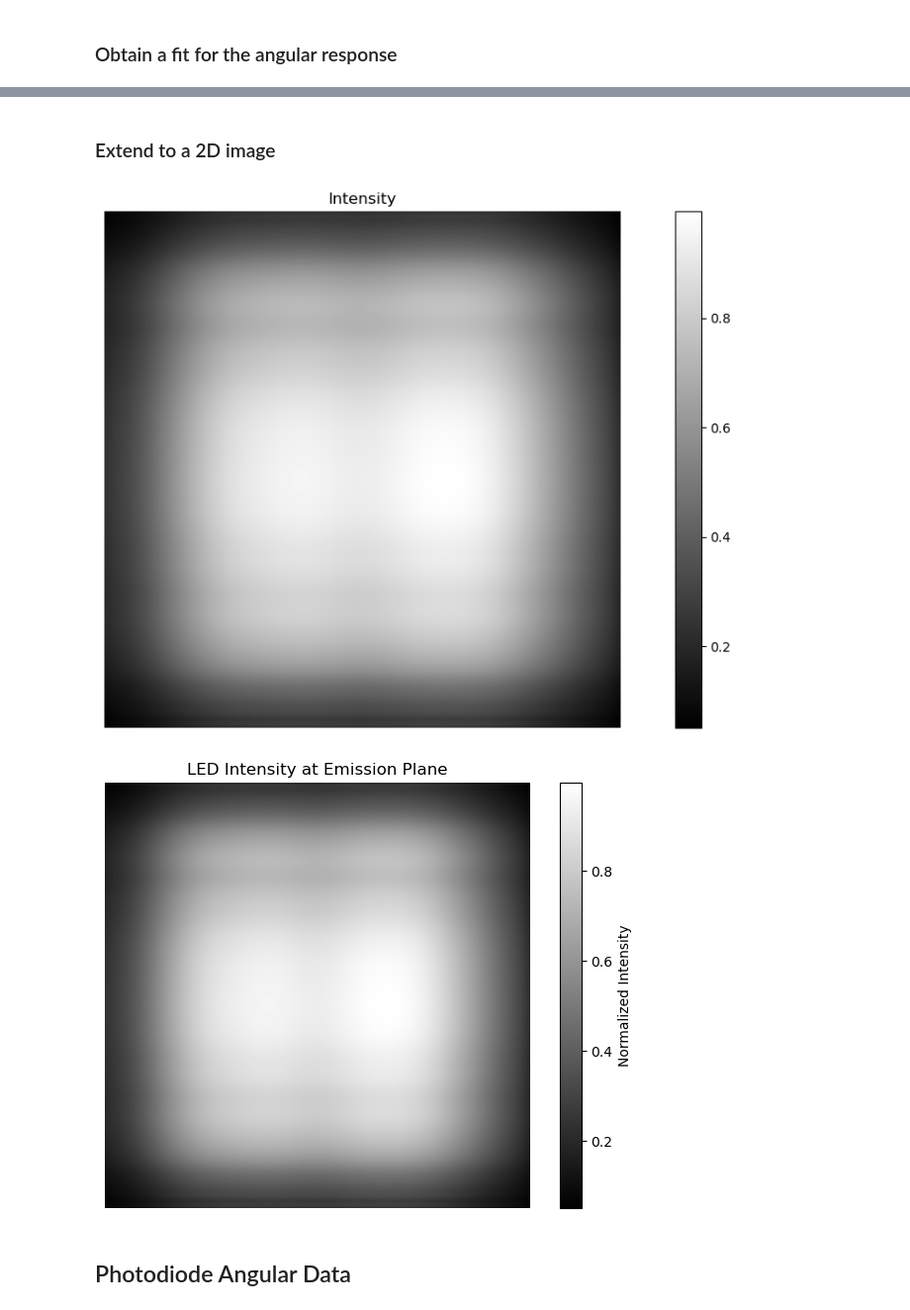
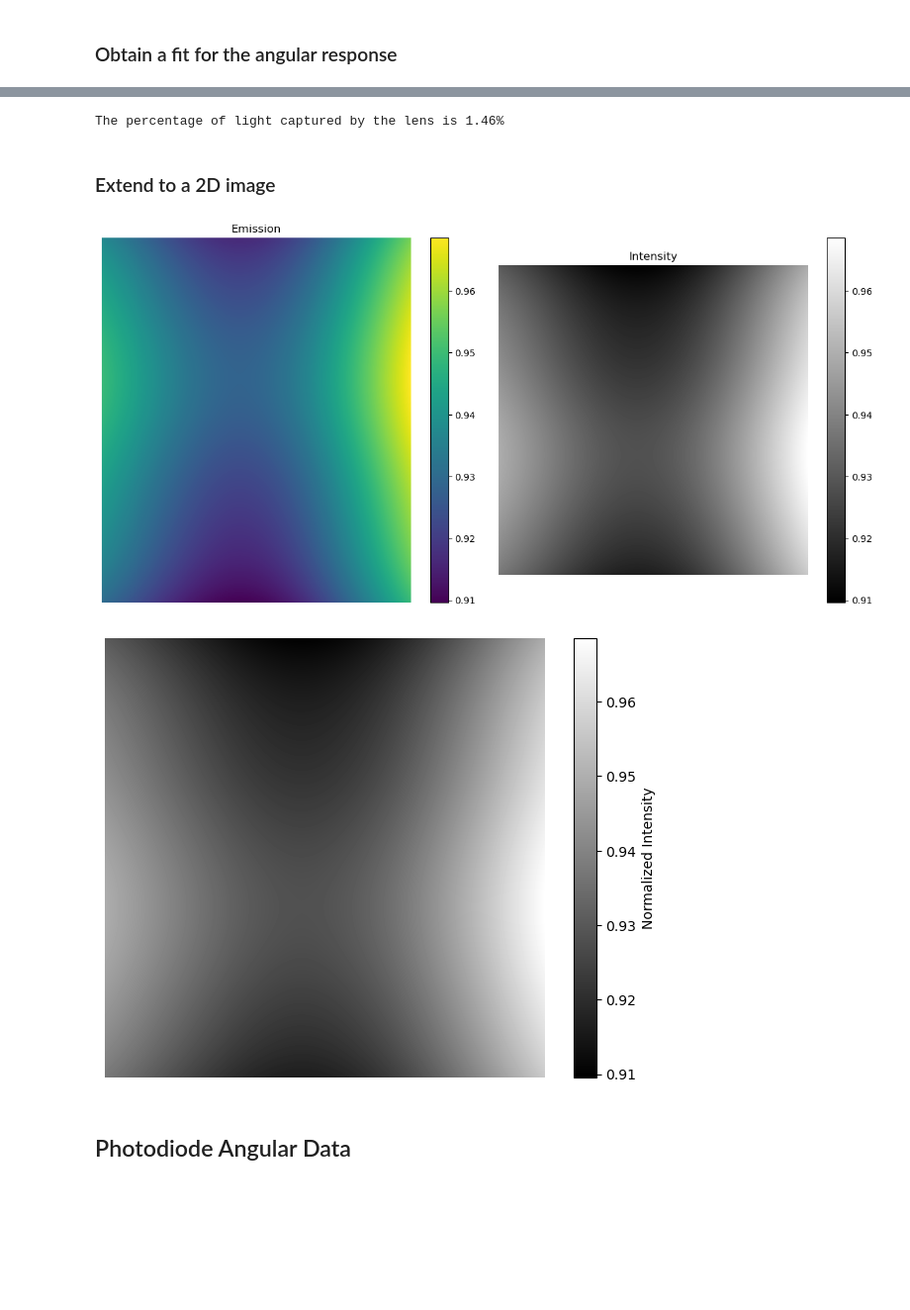
Before and after one commit to sainikhileshmurtyk/OENN-Analysis, a Jupyter notebook: Power and Response/2023-11-16 Power Analysis.ipynb, the cells around one changed output, grey strips where cells are left out. Shown at 99% size. Cells and saved outputs as stored; diff of their text form; code cells hidden in the pictures; blank space fills up the shorter version.

```diff
--- a/Power and Response/2023-11-16 Power Analysis.ipynb
+++ b/Power and Response/2023-11-16 Power Analysis.ipynb
@@ -192,0 +218,7 @@ plt.savefig("out/Power/directional_polar_plot.pdf", transparent=True)
+# %%
+lens_diameter = 40 # mm
+lens_radius = lens_diameter/2
+lens_focal_length = 100 # mm
+
+max_angle_captured = 2 * np.degrees(np.arctan((lens_radius/(2*lens_focal_length))))
+print('The maximum solid angle captured by the lens is {:.2f} degrees'.format(max_angle_captured))
@@ -194,32 +265,38 @@ plt.savefig("out/Power/directional_polar_plot.pdf", transparent=True)
 ### Obtain a fit for the angular response
 # %%
 # Fit a polynomial to the data
-degree_x = 20 # choose the degree of the polynomial
-coeffs_x = np.polyfit(df_angular_x['Angle'], df_angular_x['Intensity'], degree_x)
+degree_x = 20 # choose the degree of the polynomial (arbitrarily large to capture the trend without overfitting)
+
+coeffs_x = np.polyfit(df_angular_x['Rot Angle'], df_angular_x['Intensity'], degree_x)
 
 # Generate x values for the fitted curve
-x_fit_x = np.linspace(min(df_angular_x['Angle']), max(df_angular_x['Angle']), 1000)
+x_fit_x = np.linspace(min(df_angular_x['Rot Angle']), max(df_angular_x['Rot Angle']), 1000)
 
 # Evaluate the fitted curve at the x values
 y_fit_x = np.polyval(coeffs_x, x_fit_x)
 
-degree_y = 50 # choose the degree of the polynomial
-coeffs_y = np.polyfit(df_angular_y['Angle'], df_angular_y['Intensity'], degree_y)
+degree_y = 20 # choose the degree of the polynomial
+coeffs_y = np.polyfit(df_angular_y['Rot Angle'], df_angular_y['Intensity'], degree_y)
 
 # Generate x values for the fitted curve
-x_fit_y = np.linspace(min(df_angular_y['Angle']), max(df_angular_y['Angle']), 1000)
+x_fit_y = np.linspace(min(df_angular_y['Rot Angle']), max(df_angular_y['Rot Angle']), 1000)
 
 # Evaluate the fitted curve at the x values
 y_fit_y = np.polyval(coeffs_y, x_fit_y)
 
 # Plot the original data and the fitted curve
-plt.figure(figsize=(10, 8))
-# plt.plot(df_angular_x['Angle'], df_angular_x['Intensity'], 'o', label='Original Data')
-# plt.plot(x_fit_x, y_fit_x, label='Fitted Curve')
-plt.plot(df_angular_y['Angle'], df_angular_y['Intensity'], 'o', label='Original Data', c='blue')
-plt.plot(x_fit_y, y_fit_y, label='Fitted Curve', c='red')
-plt.xlabel('Angle')
-plt.ylabel('Intensity')
-plt.legend()
-plt.show()
+fig, ax = plt.subplots(figsize=(10, 8))
+ax.plot(df_angular_x['Rot Angle'], df_angular_x['Intensity'], 'o', label='X Original Data', c='#648FFF')
+ax.plot(x_fit_x, y_fit_x, label='X Fitted Curve', c='#DC267F')
+ax.plot(df_angular_y['Rot Angle'], df_angular_y['Intensity'], 'o', label='Y Original Data', c='#785EF0')
+ax.plot(x_fit_y, y_fit_y, label='Y Fitted Curve', c='#FE6100')
+
+ax.tick_params(axis='both', which='major', labelsize=12)
+
+ax.set_xlabel('Angle', fontsize=14)
+ax.set_ylabel('Intensity', fontsize=14)
+
+ax.set_title('Fit for angular spread of the LED', fontsize=14) # Title for plots which are not explicitly used in the moment. Comment this line if needed to export the plot
+
+plt.legend(fontsize=14)
 # %% [output]
@@ -226,0 +395,6 @@ plt.show()
+# %%
+# Calculating the percentage of light that is actually captured by the lens
+percentage_captured = np.sum(intensity_map_filter) / np.sum(intensity_map)
+print(f"The percentage of light captured by the lens is {percentage_captured * 100:.2f}%")
+# %% [output]
+The percentage of light captured by the lens is 1.46%
@@ -228,7 +419,7 @@ plt.show()
 ### Extend to a 2D image
 # %%
 # Creating a meshgrid of points
-x_grid, y_grid = np.meshgrid(x_fit_x, x_fit_y)
+x_grid, y_grid = np.meshgrid(np.linspace(-max_angle_captured, max_angle_captured, 1000), np.linspace(-max_angle_captured, max_angle_captured, 1000))
 
 # Calculating the intensity at each point
 z_grid = np.zeros(x_grid.shape)
@@ -236,46 +427,48 @@ for i in range(len(x_grid)):
     for j in range(len(x_grid[0])):
         z_grid[i, j] = np.polyval(coeffs_x, x_grid[i, j]) * np.polyval(coeffs_y, y_grid[i, j])
 
 # Normalizing z_grid
 z_grid /= np.max(y_fit_y)
 
 emission_fit = np.stack((x_grid, y_grid, z_grid), axis=-1)
 
 # Displaying the data
 plt.figure(figsize=(12, 6))
 
 # Subplot 1
 plt.subplot(1, 2, 1)
 plt.pcolormesh(emission_fit[...,0], emission_fit[...,1], emission_fit[...,2])
 plt.xticks([])
 plt.yticks([])
 plt.axis('off')
 plt.title('Emission')
 plt.colorbar()
 
 # Subplot 2
 plt.subplot(1, 2, 2)
 plt.imshow(emission_fit[...,2], cmap='gray')
 plt.axis('off')
 plt.title('Intensity')
 plt.colorbar()
 
 plt.tight_layout()
 plt.show()
 # %% [output]
-[figure, old version]
+[figure, new version]
 # %%
+plt.clf()
 plt.imshow(emission_fit[...,2], cmap='gray')
 plt.axis('off')
-plt.title('LED Intensity at Emission Plane')
+# plt.title('LED Intensity at Emission Plane')
 cbar = plt.colorbar()
 cbar.set_label("Normalized Intensity")
 
 plt.tight_layout()
-plt.savefig("out/Power/LED 2D Intensity.pdf", transparent=True)
+plt.savefig("out/Power/LED Output Intensity.pdf", transparent=True)
+plt.savefig("out/Power/LED Output Intensity.png", dpi=800, transparent=True)
 plt.show()
 # %% [output]
-[figure, old version]
+[figure, new version]
 # %% [markdown]
 ## Photodiode Angular Data
 # %%
```
Also changed, not shown: parts of 51 cells of this notebook, 1 other file.
